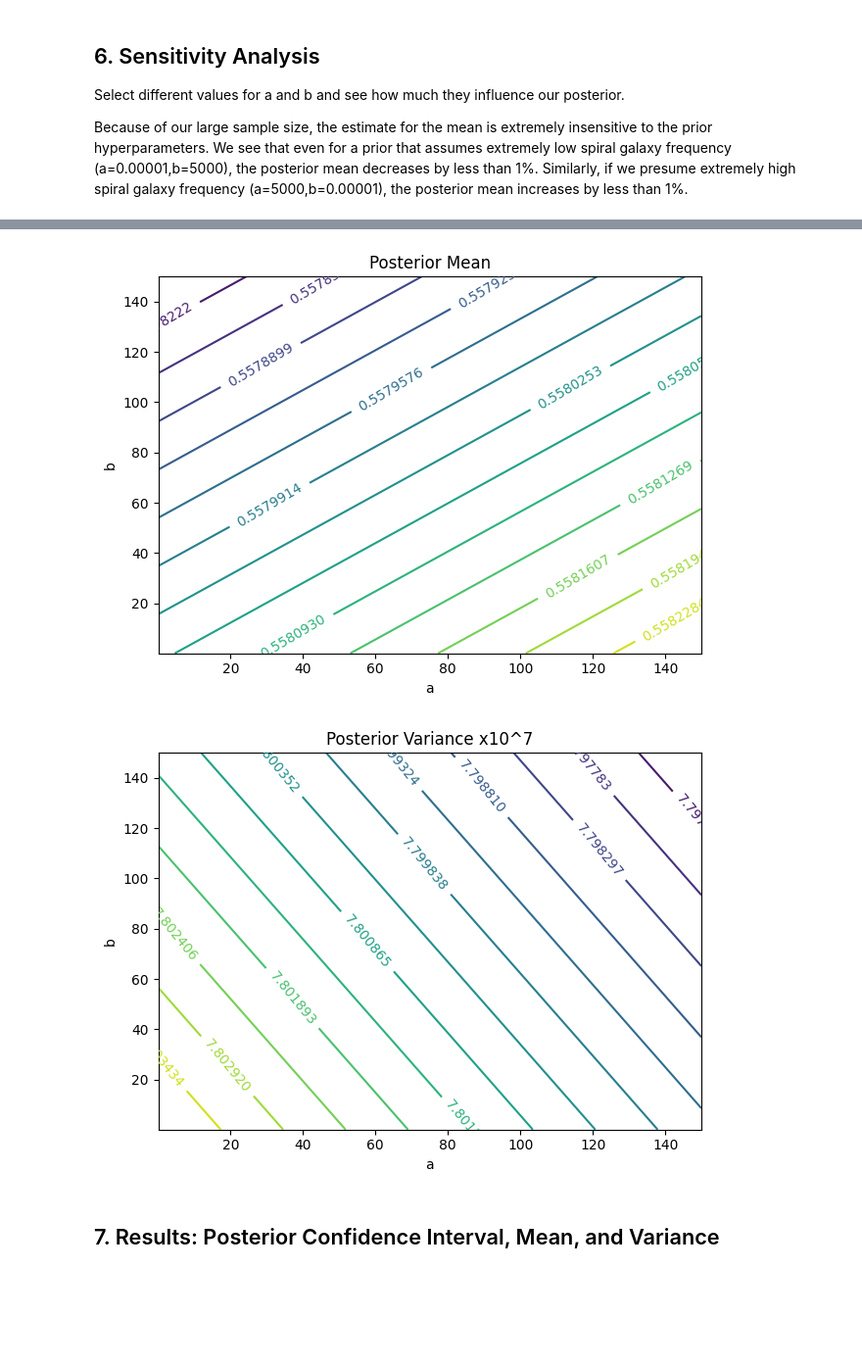
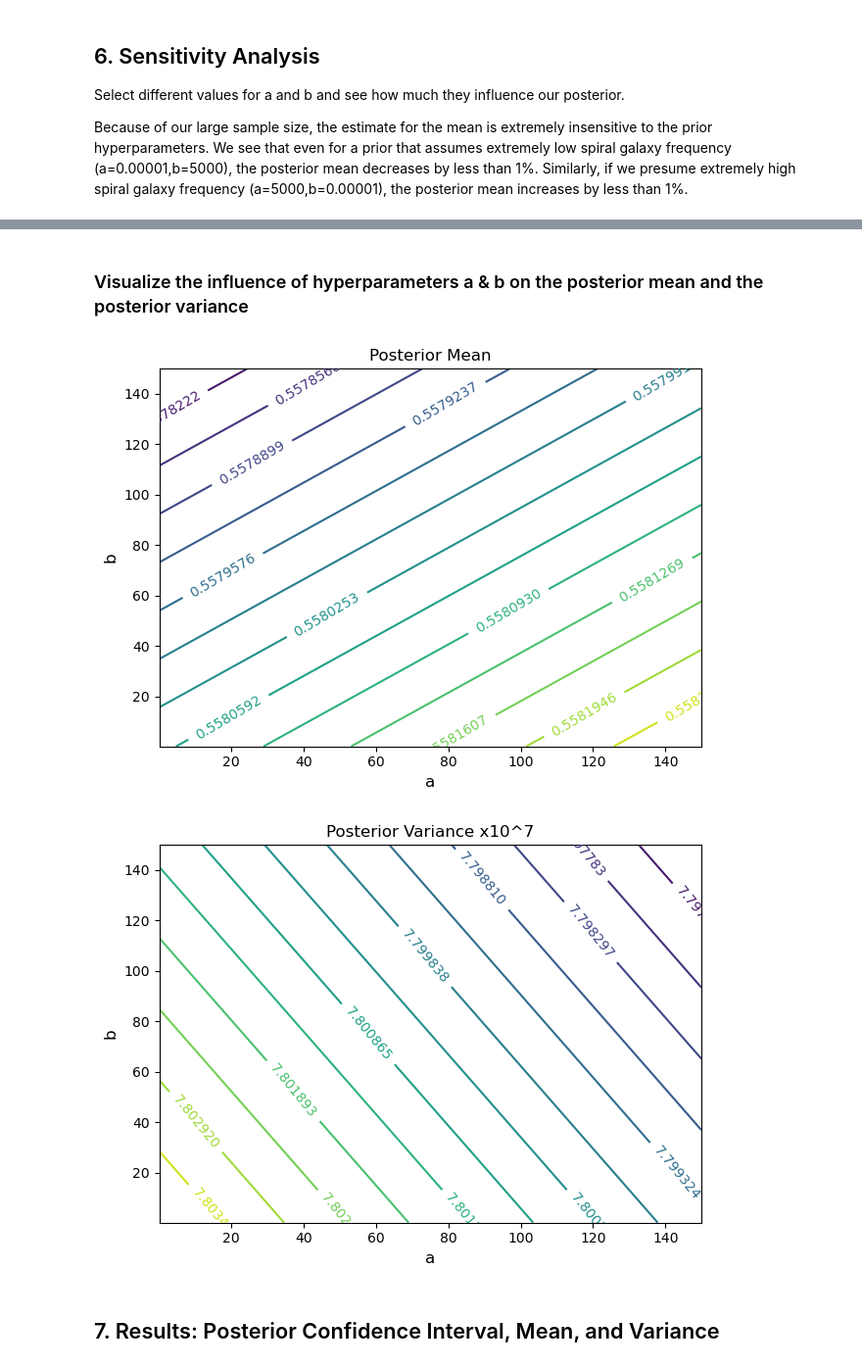
Before and after one commit to wallysands/AST5731_PROJ1, a Jupyter notebook: Project1.ipynb, the cells around one changed output, grey strips where cells are left out. Shown at 98% size. Drawn from its saved outputs; the diff is of its cells as text; code cells hidden in the pictures; blank space fills up the shorter version.

```diff
--- a/Project1.ipynb
+++ b/Project1.ipynb
@@ -207,30 +216,32 @@ Lower bound: 0.5563  and Upper bound: 0.5598
+# %% [markdown]
+### Visualize the influence of hyperparameters a & b on the posterior mean and the posterior variance
 # %%
 delta=0.05
 a = np.arange(0.1, 150, delta)
 b = np.arange(0.1, 150, delta)
 A, B = np.meshgrid(a, b)
 post_mean = (A + num1SVM) / ((A + num1SVM) + (num + B - num1SVM))
 post_variance = ((A + num1SVM)*(num + B - num1SVM))/(((A + num1SVM)+(num + B - num1SVM))**2*((A + num1SVM)+(num + B - num1SVM)+1))
 fig,ax=plt.subplots()
 levels=np.linspace(post_mean.min(),post_mean.max(),15)
 h=ax.contour(A,B,post_mean,levels=levels)
 ax.clabel(h, inline=1, fontsize=10)
-plt.xlabel("a")
-plt.ylabel("b")
+plt.xlabel("a", fontsize = 12)
+plt.ylabel("b", fontsize = 12)
 plt.title("Posterior Mean")
 plt.show()
 fig,ax=plt.subplots()
 levels=np.linspace(post_variance.min(),post_variance.max(),15)
 h=ax.contour(A,B,post_variance,levels=levels)
 ax.clabel(h, inline=1, fontsize=10)
-plt.xlabel("a")
-plt.ylabel("b")
+plt.xlabel("a", fontsize = 12)
+plt.ylabel("b", fontsize = 12)
 plt.title("Posterior Variance x10^7")
 plt.show()
 # The prior barely matters at all!
 # %% [output]
-[figure, old version]
+[figure, new version]
-[figure, old version]
+[figure, new version]
 # %% [markdown]
 ## 7. Results: Posterior Confidence Interval, Mean, and Variance
 # %% [markdown]
```
Also changed, not shown: parts of 9 cells of this notebook.
